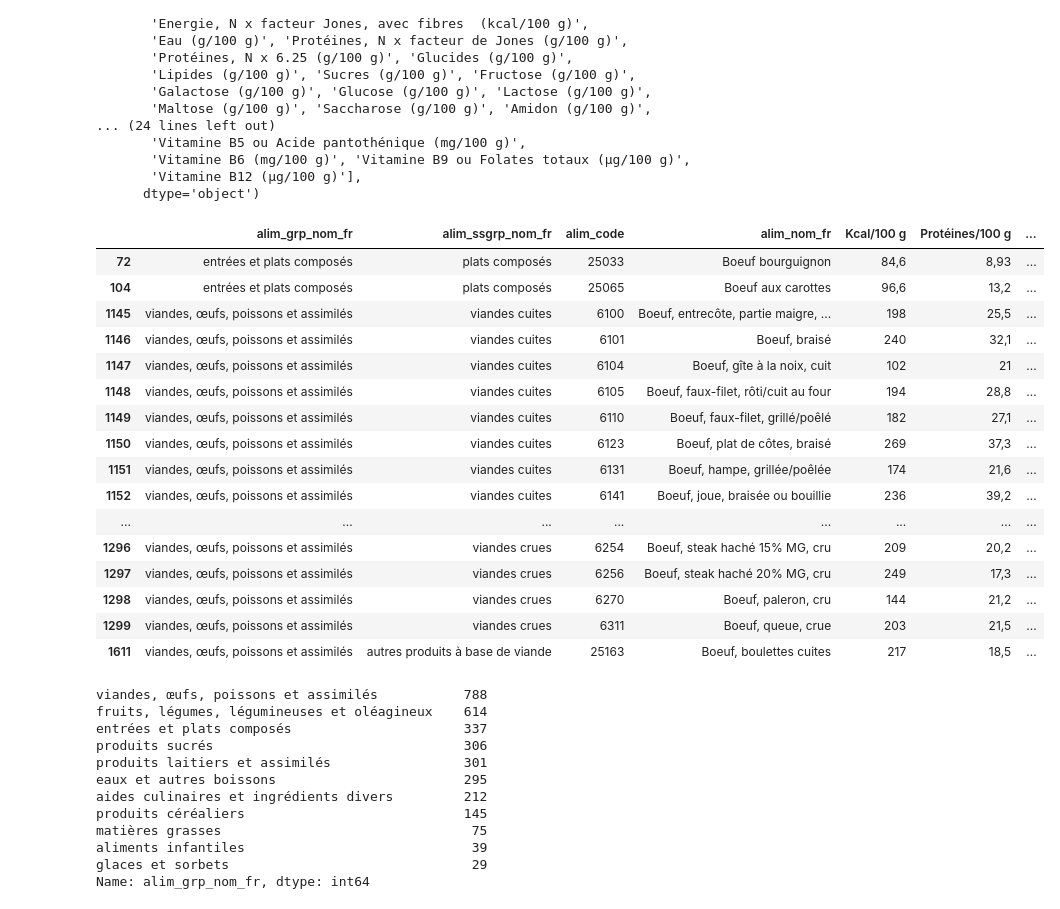
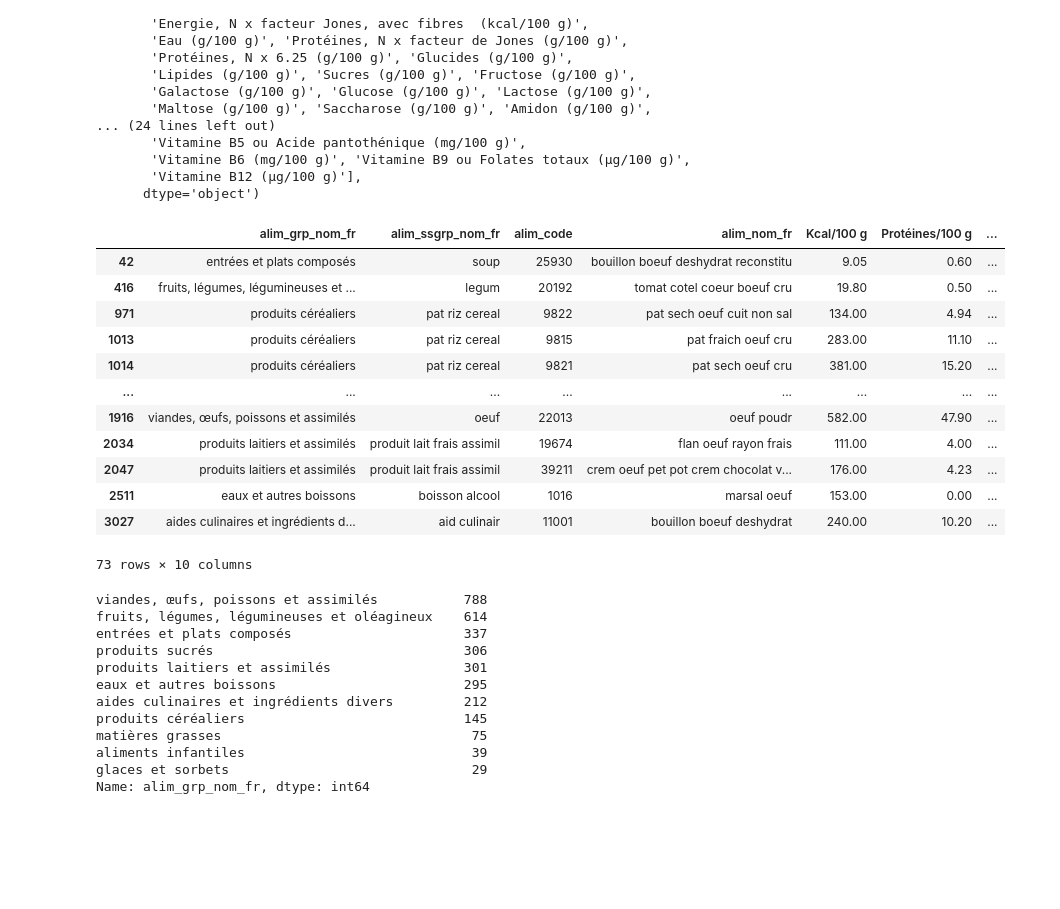
Before and after one commit to mklevesque/DATA_PROJECT, a Jupyter notebook: Back/Jupyter/data_manager.ipynb, the cells around one changed output. Cells and saved outputs as stored; diff of their text form; code cells hidden in the pictures; blank space fills up the shorter version.

```diff
--- a/Back/Jupyter/data_manager.ipynb
+++ b/Back/Jupyter/data_manager.ipynb
@@ -86,25 +86,21 @@ df_propre = df_data.copy().drop(['alim_grp_code','alim_ssgrp_code','alim_ssssgrp
 df_propre.columns = ['alim_grp_nom_fr', 'alim_ssgrp_nom_fr', 'alim_code', 'alim_nom_fr', 'Kcal/100 g', 'Protéines/100 g', 'Glucides/100 g', 'Lipides/100 g' ,'Sucres/100 g','AG saturés/100 g']
 # %%
 #On regarde comment les aliments sont écrits dans la colonne pour venir les chercher dans le DataFrame
-df_propre.loc[df_propre["alim_nom_fr"].apply(lambda x: "Boeuf" in x)]
+df_propre.loc[df_propre["alim_nom_fr"].apply(lambda x: "oeuf" in x)]
 # %% [output]
 |  | alim_grp_nom_fr | alim_ssgrp_nom_fr | alim_code | alim_nom_fr | Kcal/100 g | Protéines/100 g | ... |
-| 72 | entrées et plats composés | plats composés | 25033 | Boeuf bourguignon | 84,6 | 8,93 | ... |
-| 104 | entrées et plats composés | plats composés | 25065 | Boeuf aux carottes | 96,6 | 13,2 | ... |
-| 1145 | viandes, œufs, poissons et assimilés | viandes cuites | 6100 | Boeuf, entrecôte, partie maigre, ... | 198 | 25,5 | ... |
-| 1146 | viandes, œufs, poissons et assimilés | viandes cuites | 6101 | Boeuf, braisé | 240 | 32,1 | ... |
-| 1147 | viandes, œufs, poissons et assimilés | viandes cuites | 6104 | Boeuf, gîte à la noix, cuit | 102 | 21 | ... |
-| 1148 | viandes, œufs, poissons et assimilés | viandes cuites | 6105 | Boeuf, faux-filet, rôti/cuit au four | 194 | 28,8 | ... |
-| 1149 | viandes, œufs, poissons et assimilés | viandes cuites | 6110 | Boeuf, faux-filet, grillé/poêlé | 182 | 27,1 | ... |
-| 1150 | viandes, œufs, poissons et assimilés | viandes cuites | 6123 | Boeuf, plat de côtes, braisé | 269 | 37,3 | ... |
-| 1151 | viandes, œufs, poissons et assimilés | viandes cuites | 6131 | Boeuf, hampe, grillée/poêlée | 174 | 21,6 | ... |
-| 1152 | viandes, œufs, poissons et assimilés | viandes cuites | 6141 | Boeuf, joue, braisée ou bouillie | 236 | 39,2 | ... |
+| 42 | entrées et plats composés | soup | 25930 | bouillon boeuf deshydrat reconstitu | 9.05 | 0.60 | ... |
+| 416 | fruits, légumes, légumineuses et ... | legum | 20192 | tomat cotel coeur boeuf cru | 19.80 | 0.50 | ... |
+| 971 | produits céréaliers | pat riz cereal | 9822 | pat sech oeuf cuit non sal | 134.00 | 4.94 | ... |
+| 1013 | produits céréaliers | pat riz cereal | 9815 | pat fraich oeuf cru | 283.00 | 11.10 | ... |
+| 1014 | produits céréaliers | pat riz cereal | 9821 | pat sech oeuf cru | 381.00 | 15.20 | ... |
 | ... | ... | ... | ... | ... | ... | ... | ... |
-| 1296 | viandes, œufs, poissons et assimilés | viandes crues | 6254 | Boeuf, steak haché 15% MG, cru | 209 | 20,2 | ... |
-| 1297 | viandes, œufs, poissons et assimilés | viandes crues | 6256 | Boeuf, steak haché 20% MG, cru | 249 | 17,3 | ... |
-| 1298 | viandes, œufs, poissons et assimilés | viandes crues | 6270 | Boeuf, paleron, cru | 144 | 21,2 | ... |
-| 1299 | viandes, œufs, poissons et assimilés | viandes crues | 6311 | Boeuf, queue, crue | 203 | 21,5 | ... |
-| 1611 | viandes, œufs, poissons et assimilés | autres produits à base de viande | 25163 | Boeuf, boulettes cuites | 217 | 18,5 | ... |
+| 1916 | viandes, œufs, poissons et assimilés | oeuf | 22013 | oeuf poudr | 582.00 | 47.90 | ... |
+| 2034 | produits laitiers et assimilés | produit lait frais assimil | 19674 | flan oeuf rayon frais | 111.00 | 4.00 | ... |
+| 2047 | produits laitiers et assimilés | produit lait frais assimil | 39211 | crem oeuf pet pot crem chocolat v... | 176.00 | 4.23 | ... |
+| 2511 | eaux et autres boissons | boisson alcool | 1016 | marsal oeuf | 153.00 | 0.00 | ... |
+| 3027 | aides culinaires et ingrédients d... | aid culinair | 11001 | bouillon boeuf deshydrat | 240.00 | 10.20 | ... |
+73 rows × 10 columns
 # %%
 #On regarde tous les groupes d'aliments qu'il y a
 df_propre['alim_grp_nom_fr'].value_counts()
```
Also changed, not shown: parts of 13 cells of this notebook.
